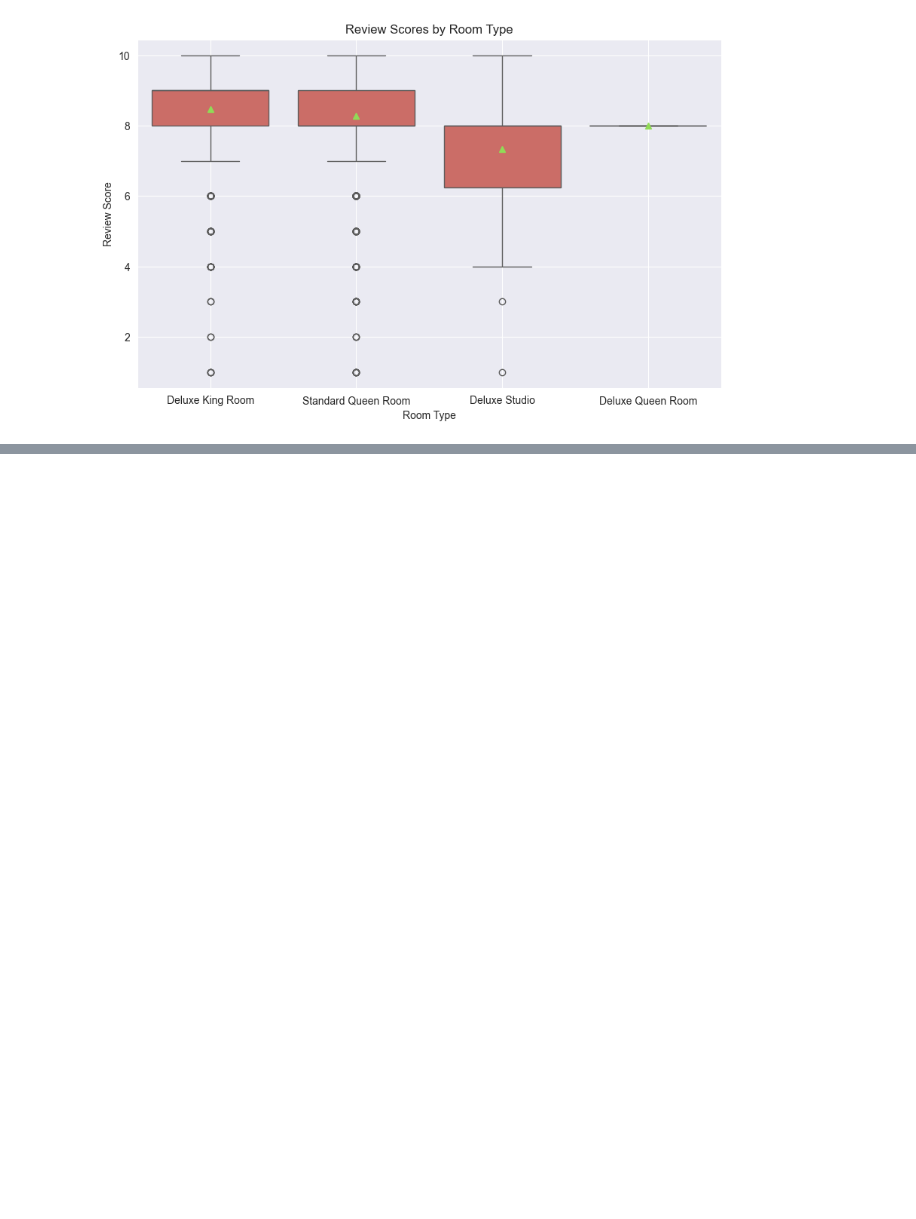
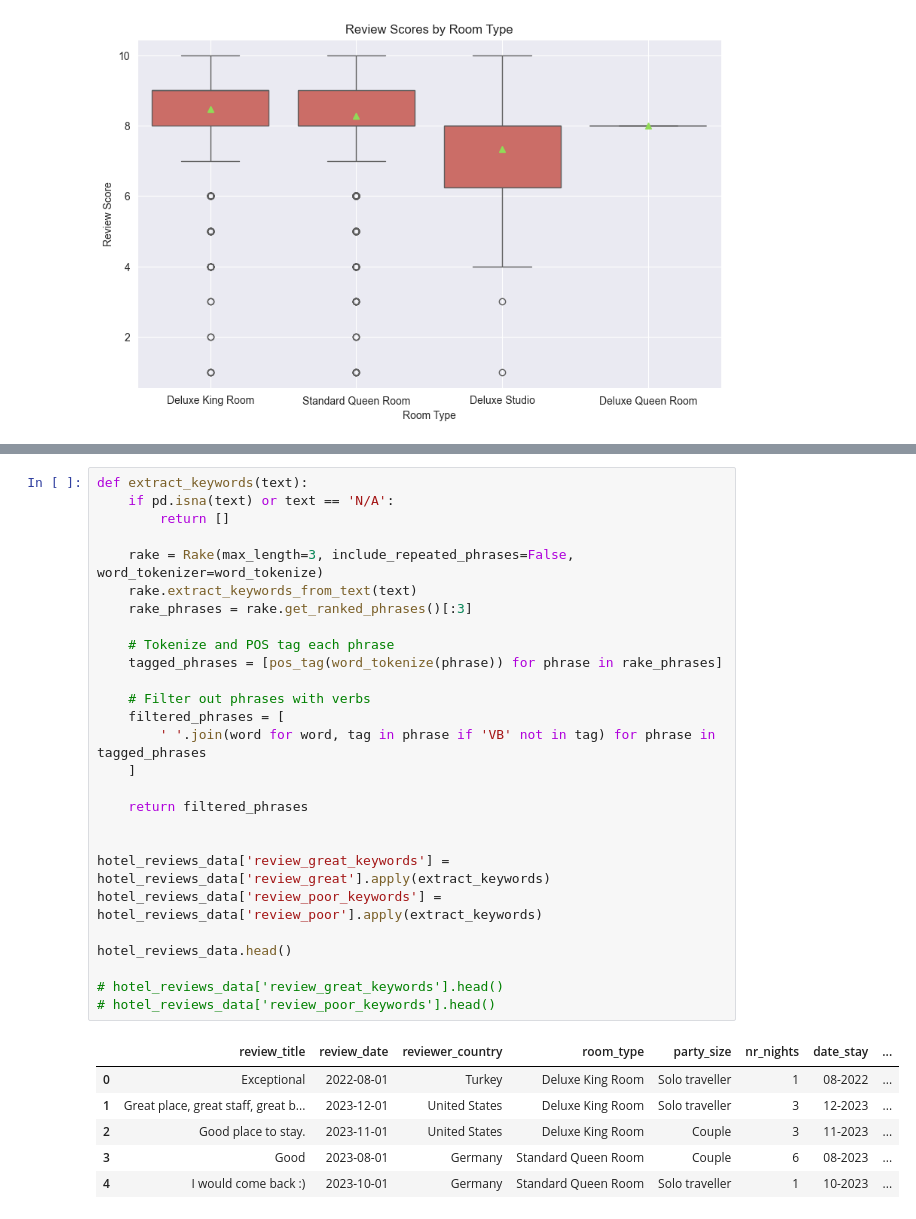
Before and after one commit to stefania-radu/LLMs-reviews-analytics, a Jupyter notebook: reviews_analytics/run_analysis.ipynb, the cells around one changed output, grey strips where cells are left out. Saved outputs shown, nothing was run; the diff lists cells and outputs as text; blank space fills up the shorter version.

```diff
--- a/reviews_analytics/run_analysis.ipynb
+++ b/reviews_analytics/run_analysis.ipynb
@@ -145,0 +192,34 @@ Standard Queen Room    1917           8.281899
+# %%
+def extract_keywords(text):
+    if pd.isna(text) or text == 'N/A':
+        return []
+
+    rake = Rake(max_length=3, include_repeated_phrases=False, word_tokenizer=word_tokenize)
+    rake.extract_keywords_from_text(text)
+    rake_phrases = rake.get_ranked_phrases()[:3]
+
+    # Tokenize and POS tag each phrase
+    tagged_phrases = [pos_tag(word_tokenize(phrase)) for phrase in rake_phrases]
+
+    # Filter out phrases with verbs
+    filtered_phrases = [
+        ' '.join(word for word, tag in phrase if 'VB' not in tag) for phrase in tagged_phrases
+    ]
+
+    return filtered_phrases
+
+
+hotel_reviews_data['review_great_keywords'] = hotel_reviews_data['review_great'].apply(extract_keywords)
+hotel_reviews_data['review_poor_keywords'] = hotel_reviews_data['review_poor'].apply(extract_keywords)
+
+hotel_reviews_data.head()
+
+# hotel_reviews_data['review_great_keywords'].head()
+# hotel_reviews_data['review_poor_keywords'].head()
+# %% [output]
+|  | review_title | review_date | reviewer_country | room_type | party_size | nr_nights | date_stay | ... |
+| 0 | Exceptional | 2022-08-01 | Turkey | Deluxe King Room | Solo traveller | 1 | 08-2022 | ... |
+| 1 | Great place, great staff, great b... | 2023-12-01 | United States | Deluxe King Room | Solo traveller | 3 | 12-2023 | ... |
+| 2 | Good place to stay. | 2023-11-01 | United States | Deluxe King Room | Couple | 3 | 11-2023 | ... |
+| 3 | Good | 2023-08-01 | Germany | Standard Queen Room | Couple | 6 | 08-2023 | ... |
+| 4 | I would come back :) | 2023-10-01 | Germany | Standard Queen Room | Solo traveller | 1 | 10-2023 | ... |
```
Also changed, not shown: parts of 11 cells of this notebook, 1 other file.
